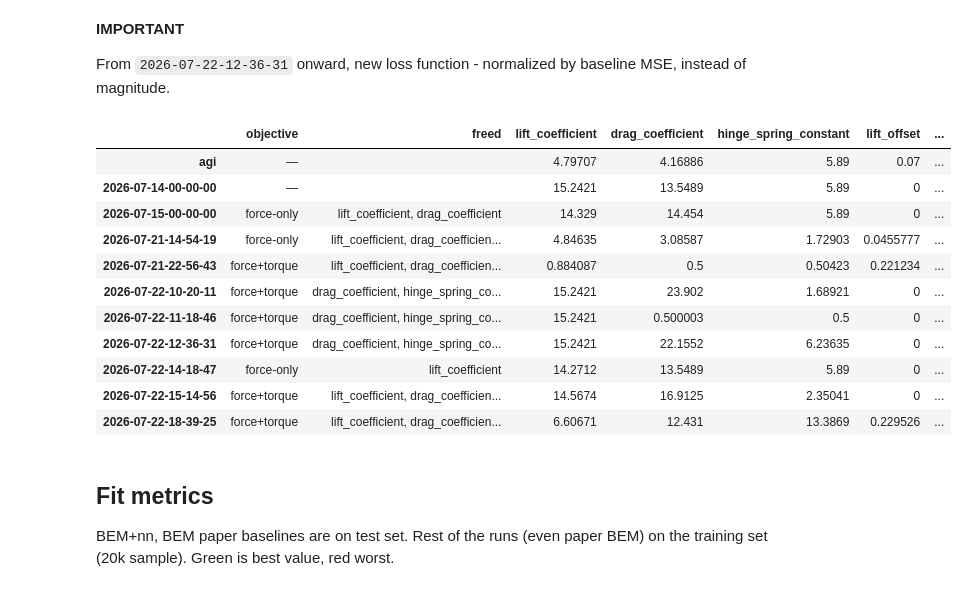
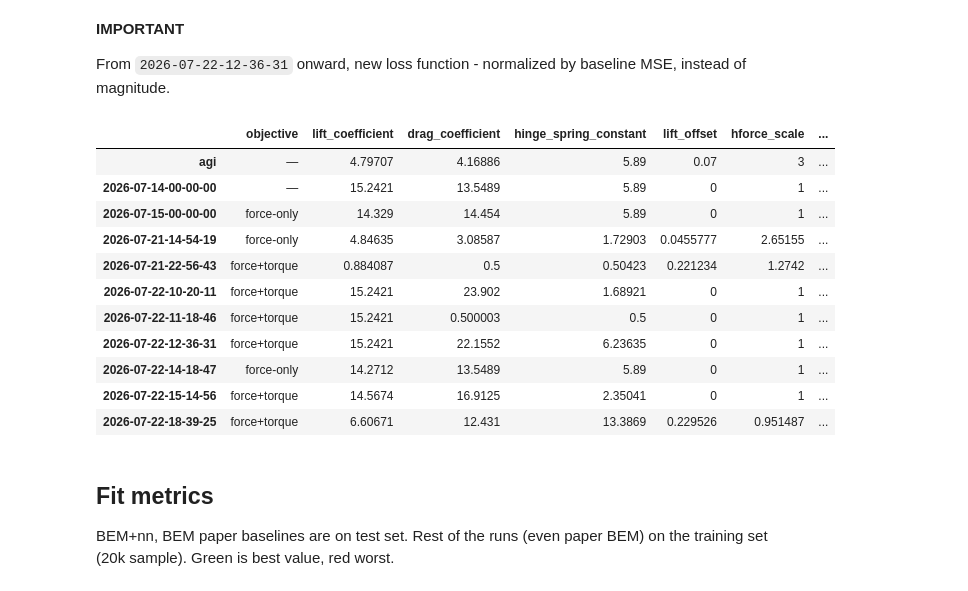
Before and after one commit to andyska09/mrs-BEM, a Jupyter notebook: NeuroBEM/CMAES-results-analysis/results_analysis.ipynb, the cells around one changed output. Saved outputs shown, nothing was run; the diff lists cells and outputs as text; code cells hidden in the pictures.

```diff
--- a/NeuroBEM/CMAES-results-analysis/results_analysis.ipynb
+++ b/NeuroBEM/CMAES-results-analysis/results_analysis.ipynb
@@ -59,46 +59,54 @@ From `2026-07-22-12-36-31` onward, new loss function - normalized by baseline MS
 # %%
 AGI = flatten_yaml(Path.cwd() / "CMAES-results-analysis/agi_coeffs.yaml") \
     if (Path.cwd() / "CMAES-results-analysis").exists() else flatten_yaml(Path.cwd() / "agi_coeffs.yaml")
 
-rows = {"agi": {"objective": "—", "freed": "", **AGI}}
+rows = {"agi": {"objective": "—", **AGI}}
 for ts, r in RUNS.items():
-    rows[ts] = {"objective": r["objective"], "freed": ", ".join(r["freed"]), **r["coeffs"]}
+    rows[ts] = {"objective": r["objective"], **r["coeffs"]}
 
-coeff_df = pd.DataFrame(rows).T[["objective", "freed", *DEFAULTS]]
+coeff_df = pd.DataFrame(rows).T[["objective", *DEFAULTS]]
 for c in DEFAULTS:
     coeff_df[c] = coeff_df[c].astype(float)
+
+LOSS_CHANGE = "2026-07-22-12-36-31"  # first run with the normalized loss
+
+
+def hl_loss_change(row):
+    b = "border-top: 3px solid #d55e00" if row.name == LOSS_CHANGE else ""
+    return [b] * len(row)
 
 
 def hl_freed(df):
     styles = pd.DataFrame("", index=df.index, columns=df.columns)
     for ts, r in RUNS.items():
         for p in r["freed"]:
             if p in styles.columns:
                 styles.loc[ts, p] = "background-color: #d9d9d9; color: black"
     return styles
 
 
 OUTLINE_COLS = ["lift_offset", "hforce_scale", "thrust_scale"]
 header_styles = {c: [{"selector": "th", "props": "outline: 2px solid #2e7d32; outline-offset: -2px;"}]
                  for c in OUTLINE_COLS}
 
 coeff_df.style \
     .apply(hl_freed, axis=None) \
+    .apply(hl_loss_change, axis=1) \
     .set_table_styles(header_styles, axis=0, overwrite=False) \
     .format({c: "{:g}" for c in DEFAULTS})
 # %% [output]
-|  | objective | freed | lift_coefficient | drag_coefficient | hinge_spring_constant | lift_offset | ... |
-| agi | — |  | 4.79707 | 4.16886 | 5.89 | 0.07 | ... |
-| 2026-07-14-00-00-00 | — |  | 15.2421 | 13.5489 | 5.89 | 0 | ... |
-| 2026-07-15-00-00-00 | force-only | lift_coefficient, drag_coefficient | 14.329 | 14.454 | 5.89 | 0 | ... |
-| 2026-07-21-14-54-19 | force-only | lift_coefficient, drag_coefficien... | 4.84635 | 3.08587 | 1.72903 | 0.0455777 | ... |
-| 2026-07-21-22-56-43 | force+torque | lift_coefficient, drag_coefficien... | 0.884087 | 0.5 | 0.50423 | 0.221234 | ... |
-| 2026-07-22-10-20-11 | force+torque | drag_coefficient, hinge_spring_co... | 15.2421 | 23.902 | 1.68921 | 0 | ... |
-| 2026-07-22-11-18-46 | force+torque | drag_coefficient, hinge_spring_co... | 15.2421 | 0.500003 | 0.5 | 0 | ... |
-| 2026-07-22-12-36-31 | force+torque | drag_coefficient, hinge_spring_co... | 15.2421 | 22.1552 | 6.23635 | 0 | ... |
-| 2026-07-22-14-18-47 | force-only | lift_coefficient | 14.2712 | 13.5489 | 5.89 | 0 | ... |
-| 2026-07-22-15-14-56 | force+torque | lift_coefficient, drag_coefficien... | 14.5674 | 16.9125 | 2.35041 | 0 | ... |
-| 2026-07-22-18-39-25 | force+torque | lift_coefficient, drag_coefficien... | 6.60671 | 12.431 | 13.3869 | 0.229526 | ... |
+|  | objective | lift_coefficient | drag_coefficient | hinge_spring_constant | lift_offset | hforce_scale | ... |
+| agi | — | 4.79707 | 4.16886 | 5.89 | 0.07 | 3 | ... |
+| 2026-07-14-00-00-00 | — | 15.2421 | 13.5489 | 5.89 | 0 | 1 | ... |
+| 2026-07-15-00-00-00 | force-only | 14.329 | 14.454 | 5.89 | 0 | 1 | ... |
+| 2026-07-21-14-54-19 | force-only | 4.84635 | 3.08587 | 1.72903 | 0.0455777 | 2.65155 | ... |
+| 2026-07-21-22-56-43 | force+torque | 0.884087 | 0.5 | 0.50423 | 0.221234 | 1.2742 | ... |
+| 2026-07-22-10-20-11 | force+torque | 15.2421 | 23.902 | 1.68921 | 0 | 1 | ... |
+| 2026-07-22-11-18-46 | force+torque | 15.2421 | 0.500003 | 0.5 | 0 | 1 | ... |
+| 2026-07-22-12-36-31 | force+torque | 15.2421 | 22.1552 | 6.23635 | 0 | 1 | ... |
+| 2026-07-22-14-18-47 | force-only | 14.2712 | 13.5489 | 5.89 | 0 | 1 | ... |
+| 2026-07-22-15-14-56 | force+torque | 14.5674 | 16.9125 | 2.35041 | 0 | 1 | ... |
+| 2026-07-22-18-39-25 | force+torque | 6.60671 | 12.431 | 13.3869 | 0.229526 | 0.951487 | ... |
 # %% [markdown]
 ## Fit metrics
 
```
Also changed, not shown: parts of 1 cell of this notebook, 2 other files.
